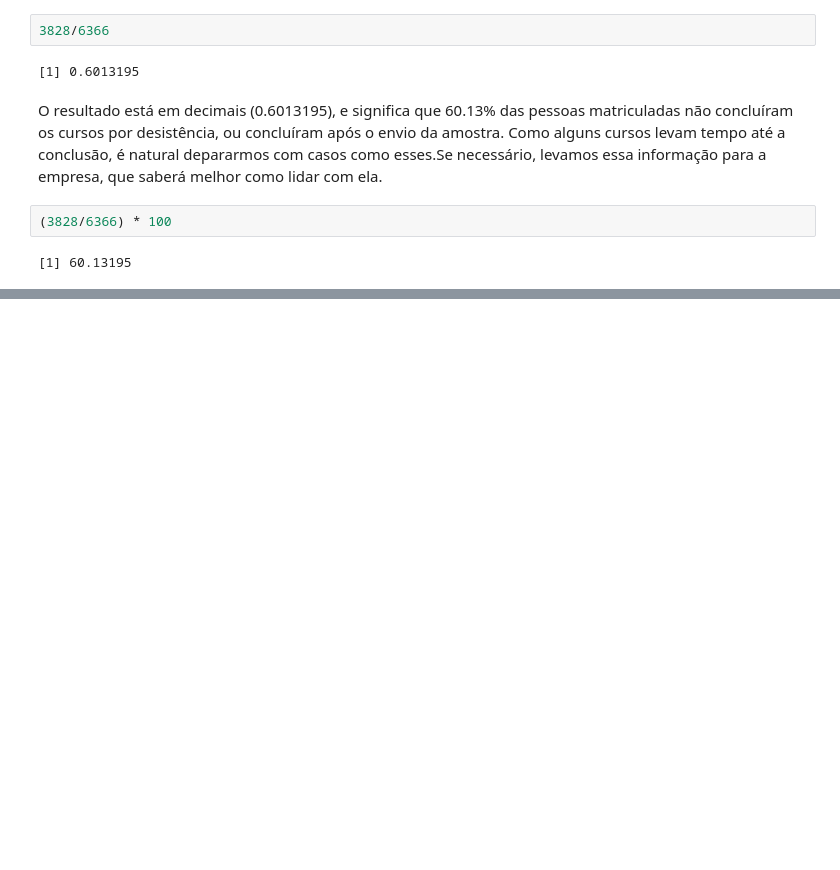
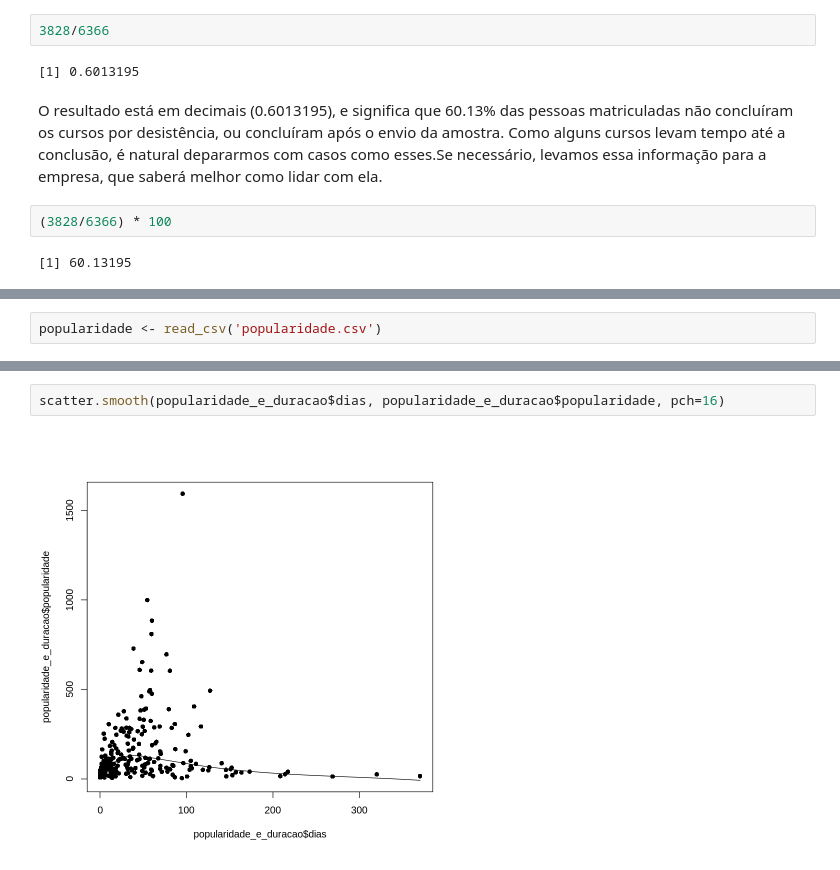
Before and after one commit to dissonpontes/Data-Analysis-Practice, a Jupyter notebook: Analise_de_dados_com_R.ipynb, the cells around one changed output, grey strips where cells are left out. Drawn from its saved outputs; the diff is of its cells as text; blank space fills up the shorter version.

```diff
--- a/Analise_de_dados_com_R.ipynb
+++ b/Analise_de_dados_com_R.ipynb
@@ -442,0 +467,2 @@ O resultado está em decimais (0.6013195), e significa que 60.13% das pessoas ma
+# %%
+popularidade <- read_csv('popularidade.csv')
@@ -442,0 +560,4 @@ O resultado está em decimais (0.6013195), e significa que 60.13% das pessoas ma
+# %%
+scatter.smooth(popularidade_e_duracao$dias, popularidade_e_duracao$popularidade, pch=16)
+# %% [output]
+[figure, added]
```
Also changed, not shown: parts of 33 cells of this notebook.
